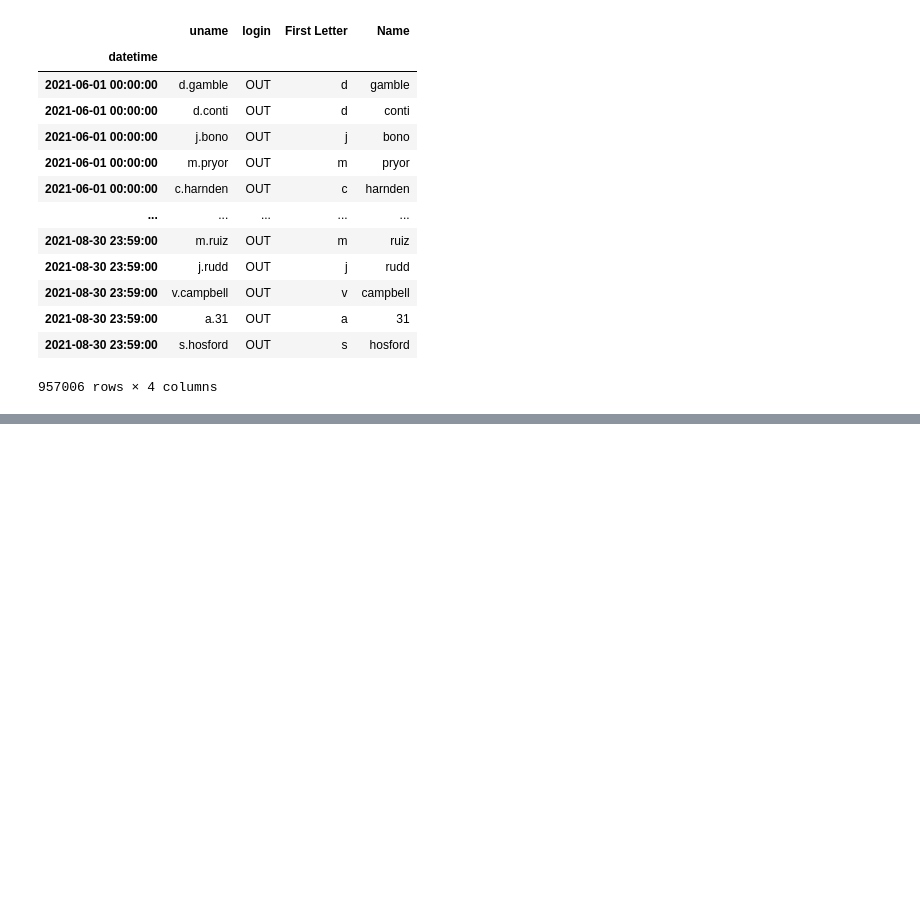
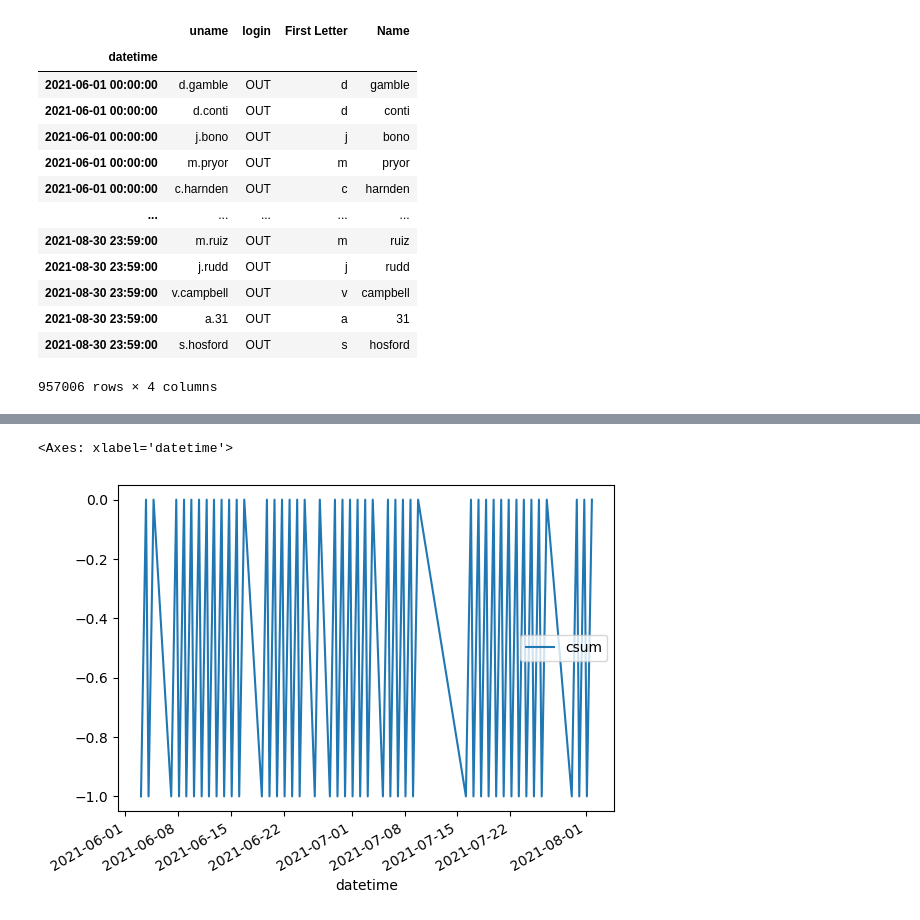
Before and after one commit to jamorr/nsa_challenge, a Jupyter notebook: logins.ipynb, the cells around one changed output, grey strips where cells are left out. Drawn from its saved outputs; the diff is of its cells as text; code cells hidden in the pictures; blank space fills up the shorter version.

```diff
--- a/logins.ipynb
+++ b/logins.ipynb
@@ -207,0 +174,21 @@ TypeError: unsupported operand type(s) for +: 'datetime.time' and 'datetime.time
+# %%
+"""There's one account that changed behavior in July in a
+way that is hard to detect. The employee is cheating the
+timecard system."""
+
+
+
+jdf = df.reset_index()
+
+# Initialize a column of the time since the user's last login
+
+logins = jdf[jdf['login'] == 'IN']
+logouts = jdf[jdf['login'] == 'OUT']
+
+def to_int(x):
+    if x == "IN":
+        return 1
+    else:
+        return -1
+
+jdf["in_out_num"] = jdf["login"].apply(lambda x: to_int(x))
@@ -207,0 +353,6 @@ TypeError: unsupported operand type(s) for +: 'datetime.time' and 'datetime.time
+# %%
+# for uname in strangest:
+jdf[jdf["uname"]=="r.16"].plot.line(x="datetime",y="csum")
+# %% [output]
+<Axes: xlabel='datetime'>
+[figure, added]
```
Also changed, not shown: parts of 47 cells of this notebook.
